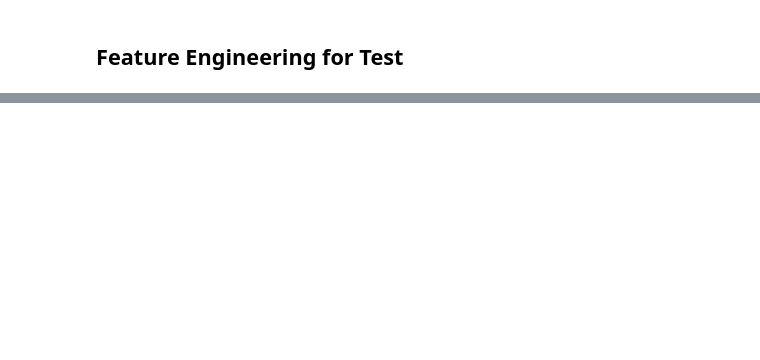
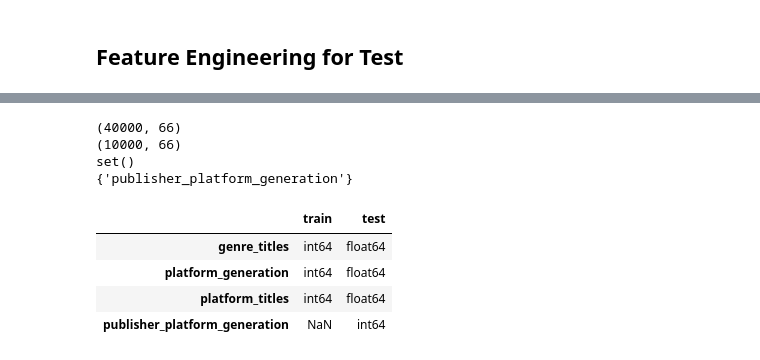
Before and after one commit to ZINC137/ML-AI-hackathon, a Jupyter notebook: Entry-2(CatBoost).ipynb, the cells around one changed output, grey strips where cells are left out. Drawn from its saved outputs; the diff is of its cells as text; code cells hidden in the pictures; blank space fills up the shorter version.

```diff
--- a/Entry-2(CatBoost).ipynb
+++ b/Entry-2(CatBoost).ipynb
@@ -666,6 +668,11 @@ Index(['game_id', 'title', 'platform', 'platform_type', 'platform_maker',
        'genre_avg_launch_price_usd', 'genre_pct_online_multiplayer',
        'genre_pct_dlc_released', 'genre_pct_microtransactions'],
       dtype='str')
+# %%
+test.rename(
+    columns={'pct_sequel': 'publisher_pct_sequel'},
+    inplace=True
+)
 # %%
 test.isnull().sum()
 # %% [output]
@@ -742,2 +749,15 @@ np.int64(0)
 # %% [markdown]
 ## Feature Engineering for Test
+# %%
+cols_to_drop = [
+    "game_pass_available",
+    "publisher_tier",
+    "platform_type",
+    "vr_support",
+    "goty_won",
+    "loot_boxes",
+    "online_multiplayer",
+    "microtransactions"
+]
+
+test.drop(columns=cols_to_drop, inplace=True)
@@ -743,0 +942,26 @@ np.int64(0)
+# %%
+print(train.shape)
+print(test.shape)
+
+print(set(train.columns) - {"estimated_revenue_million_usd"} - set(test.columns))
+print(set(test.columns) - (set(train.columns) - {"estimated_revenue_million_usd"}))
+# %% [output]
+(40000, 66)
+(10000, 66)
+set()
+{'publisher_platform_generation'}
+# %%
+train_features = train.drop(columns=["estimated_revenue_million_usd"])
+
+dtype_diff = pd.DataFrame({
+    "train": train_features.dtypes,
+    "test": test.dtypes
+})
+
+dtype_diff[dtype_diff["train"] != dtype_diff["test"]]
+# %% [output]
+|  | train | test |
+| genre_titles | int64 | float64 |
+| platform_generation | int64 | float64 |
+| platform_titles | int64 | float64 |
+| publisher_platform_generation | NaN | int64 |
```
Also changed, not shown: parts of 18 cells of this notebook, 8 other files.
